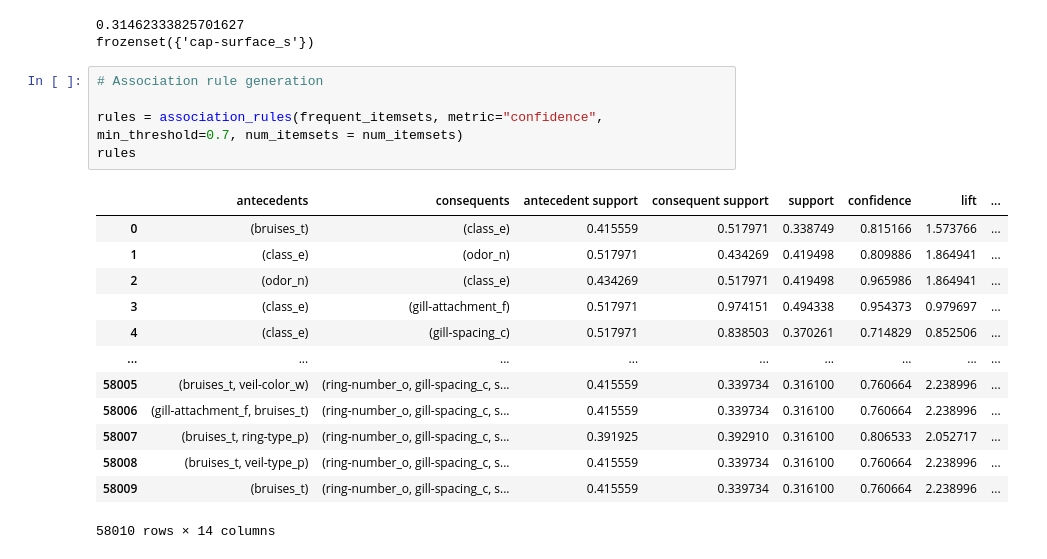
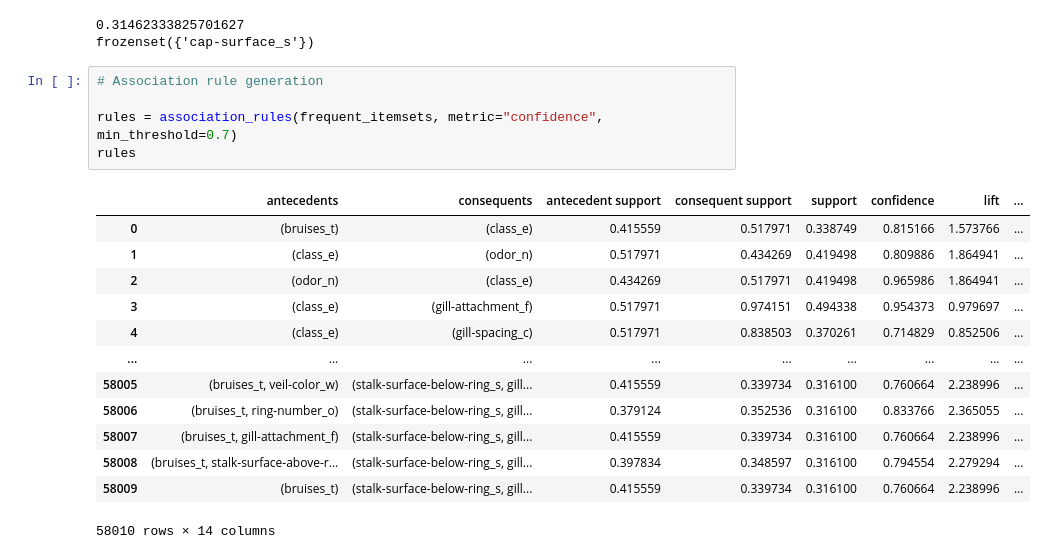
Before and after one commit to ahmed010tanvir/Data-Mining-and-warehouse-Lab, a Jupyter notebook: Project_2_Discovering_Edibility_Patterns_in_Mushrooms_using_Association_Rule_Mining.ipynb, the cells around one changed output. Saved outputs shown, nothing was run; the diff lists cells and outputs as text.

```diff
--- a/Project_2_Discovering_Edibility_Patterns_in_Mushrooms_using_Association_Rule_Mining.ipynb
+++ b/Project_2_Discovering_Edibility_Patterns_in_Mushrooms_using_Association_Rule_Mining.ipynb
@@ -74,21 +74,21 @@ frozenset({'cap-surface_s'})
 # %%
 # Association rule generation
 
-rules = association_rules(frequent_itemsets, metric="confidence", min_threshold=0.7, num_itemsets = num_itemsets)
+rules = association_rules(frequent_itemsets, metric="confidence", min_threshold=0.7)
 rules
 # %% [output]
 |  | antecedents | consequents | antecedent support | consequent support | support | confidence | lift | ... |
 | 0 | (bruises_t) | (class_e) | 0.415559 | 0.517971 | 0.338749 | 0.815166 | 1.573766 | ... |
 | 1 | (class_e) | (odor_n) | 0.517971 | 0.434269 | 0.419498 | 0.809886 | 1.864941 | ... |
 | 2 | (odor_n) | (class_e) | 0.434269 | 0.517971 | 0.419498 | 0.965986 | 1.864941 | ... |
 | 3 | (class_e) | (gill-attachment_f) | 0.517971 | 0.974151 | 0.494338 | 0.954373 | 0.979697 | ... |
 | 4 | (class_e) | (gill-spacing_c) | 0.517971 | 0.838503 | 0.370261 | 0.714829 | 0.852506 | ... |
 | ... | ... | ... | ... | ... | ... | ... | ... | ... |
-| 58005 | (bruises_t, veil-color_w) | (ring-number_o, gill-spacing_c, s... | 0.415559 | 0.339734 | 0.316100 | 0.760664 | 2.238996 | ... |
-| 58006 | (gill-attachment_f, bruises_t) | (ring-number_o, gill-spacing_c, s... | 0.415559 | 0.339734 | 0.316100 | 0.760664 | 2.238996 | ... |
-| 58007 | (bruises_t, ring-type_p) | (ring-number_o, gill-spacing_c, s... | 0.391925 | 0.392910 | 0.316100 | 0.806533 | 2.052717 | ... |
-| 58008 | (bruises_t, veil-type_p) | (ring-number_o, gill-spacing_c, s... | 0.415559 | 0.339734 | 0.316100 | 0.760664 | 2.238996 | ... |
-| 58009 | (bruises_t) | (ring-number_o, gill-spacing_c, s... | 0.415559 | 0.339734 | 0.316100 | 0.760664 | 2.238996 | ... |
+| 58005 | (bruises_t, veil-color_w) | (stalk-surface-below-ring_s, gill... | 0.415559 | 0.339734 | 0.316100 | 0.760664 | 2.238996 | ... |
+| 58006 | (bruises_t, ring-number_o) | (stalk-surface-below-ring_s, gill... | 0.379124 | 0.352536 | 0.316100 | 0.833766 | 2.365055 | ... |
+| 58007 | (bruises_t, gill-attachment_f) | (stalk-surface-below-ring_s, gill... | 0.415559 | 0.339734 | 0.316100 | 0.760664 | 2.238996 | ... |
+| 58008 | (bruises_t, stalk-surface-above-r... | (stalk-surface-below-ring_s, gill... | 0.397834 | 0.348597 | 0.316100 | 0.794554 | 2.279294 | ... |
+| 58009 | (bruises_t) | (stalk-surface-below-ring_s, gill... | 0.415559 | 0.339734 | 0.316100 | 0.760664 | 2.238996 | ... |
 58010 rows × 14 columns
 # %%
 rules = rules.sort_values(by=['confidence', 'lift', 'support'], ascending=False)
```
Also changed, not shown: parts of 3 cells of this notebook.
